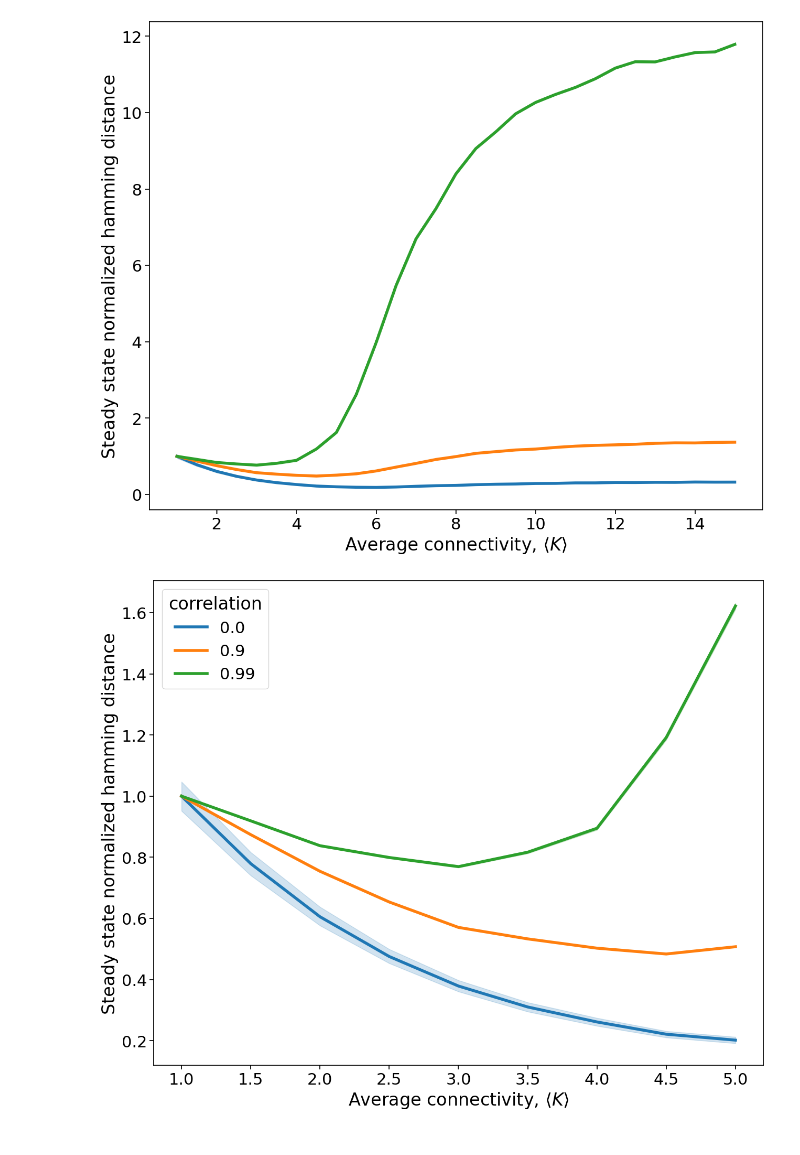
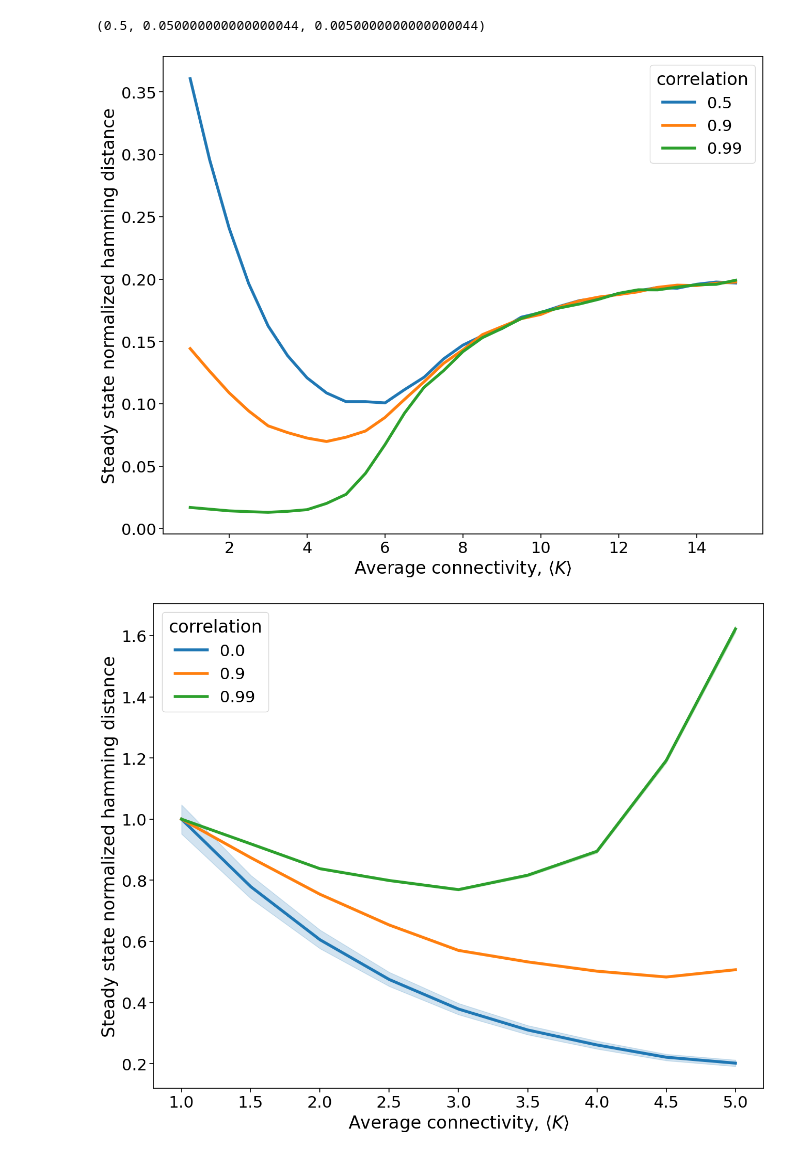
Before and after one commit to davidb2/boolean-threshold-network, a Jupyter notebook: notebooks/polished/no-drug-homogeneous-phase-transition-comparing-correlations.ipynb, the cells around one changed output. Saved outputs shown, nothing was run; the diff lists cells and outputs as text; code cells hidden in the pictures.

```diff
--- a/notebooks/polished/no-drug-homogeneous-phase-transition-comparing-correlations.ipynb
+++ b/notebooks/polished/no-drug-homogeneous-phase-transition-comparing-correlations.ipynb
@@ -17,51 +17,55 @@ from collections import defaultdict
 from typing import *
 # %%
 CSV_FILES = {
-  '0': '../../data/no-drug-homogeneous-phase-transition/N5000-c0/derived/hamming-distances-1749521532092.csv',
+  '0.5': '../../data/no-drug-homogeneous-phase-transition/N5000-c0.5/derived/hamming-distances-1749569615990.csv',
   '0.9': '../../data/no-drug-homogeneous-phase-transition/N5000-c0.9/derived/hamming-distances-1749521593430.csv',
   '0.99': '../../data/no-drug-homogeneous-phase-transition/N5000-c0.99/derived/hamming-distances-1749521667829.csv',
 }
 # %%
-steady_state_hamming_distance_0_df = pd.read_csv(CSV_FILES['0'])
-steady_state_hamming_distance_0_df['correlation'] = 0
-steady_state_hamming_distance_0_df['normalized_hamming_distance'] = steady_state_hamming_distance_0_df['hamming_distance'] / steady_state_hamming_distance_0_df[
-  steady_state_hamming_distance_0_df['expected_connectivity'] == steady_state_hamming_distance_0_df['expected_connectivity'].min()
-]['hamming_distance'].mean()
+f = lambda c: (1-c)
+steady_state_hamming_distance_0_df = pd.read_csv(CSV_FILES['0.5'])
+steady_state_hamming_distance_0_df['correlation'] = 0.5
+steady_state_hamming_distance_0_df['normalized_hamming_distance'] = steady_state_hamming_distance_0_df['hamming_distance'] / 1# f(0.5) # steady_state_hamming_distance_0_df[
+  # steady_state_hamming_distance_0_df['expected_connectivity'] == steady_state_hamming_distance_0_df['expected_connectivity'].min()
+# ]['hamming_distance'].mean()
 
 steady_state_hamming_distance_9_df = pd.read_csv(CSV_FILES['0.9'])
 steady_state_hamming_distance_9_df['correlation'] = .9
-steady_state_hamming_distance_9_df['normalized_hamming_distance'] = steady_state_hamming_distance_9_df['hamming_distance'] / steady_state_hamming_distance_9_df[
-  steady_state_hamming_distance_9_df['expected_connectivity'] == steady_state_hamming_distance_9_df['expected_connectivity'].min()
-]['hamming_distance'].mean()
+steady_state_hamming_distance_9_df['normalized_hamming_distance'] = steady_state_hamming_distance_9_df['hamming_distance'] / 1 # f(0.9) # steady_state_hamming_distance_9_df[
+  # steady_state_hamming_distance_9_df['expected_connectivity'] == steady_state_hamming_distance_9_df['expected_connectivity'].min()
+# ]['hamming_distance'].mean()
 
 steady_state_hamming_distance_99_df = pd.read_csv(CSV_FILES['0.99'])
 steady_state_hamming_distance_99_df['correlation'] = .99
-steady_state_hamming_distance_99_df['normalized_hamming_distance'] = steady_state_hamming_distance_99_df['hamming_distance'] / steady_state_hamming_distance_99_df[
-  steady_state_hamming_distance_99_df['expected_connectivity'] == steady_state_hamming_distance_99_df['expected_connectivity'].min()
-]['hamming_distance'].mean()
+steady_state_hamming_distance_99_df['normalized_hamming_distance'] = steady_state_hamming_distance_99_df['hamming_distance'] /1# f(0.99) # steady_state_hamming_distance_99_df[
+  # steady_state_hamming_distance_99_df['expected_connectivity'] == steady_state_hamming_distance_99_df['expected_connectivity'].min()
+# ]['hamming_distance'].mean()
 
 steady_state_hamming_distance_df = pd.concat([
   steady_state_hamming_distance_0_df,
   steady_state_hamming_distance_9_df,
   steady_state_hamming_distance_99_df
 ], ignore_index=True)
+# %%
+f(0), f(0.9), f(0.99)
+# %% [output]
+(0.5, 0.050000000000000044, 0.0050000000000000044)
 # %%
 with sns.plotting_context('notebook', font_scale=2.0):
   fig, ax = plt.subplots(figsize=(15, 12))
   g = sns.lineplot(
     data=steady_state_hamming_distance_df,
     x='expected_connectivity',
     y='normalized_hamming_distance',
-    label='hamming distance',
-    legend=False,
+    legend=True,
     hue='correlation',
     palette='tab10',
     lw=4,
     ax=ax
   )
   g.set(xlabel='Average connectivity, $\\langle K \\rangle$', ylabel='Steady state normalized hamming distance')
 # %% [output]
-[figure, old version]
+[figure, new version]
 # %%
 g.figure.savefig(
   '../../plots/no-drug-homogeneous-phase-transition-elbow-correlations-full.png',
```
Also changed, not shown: 14 other files.
